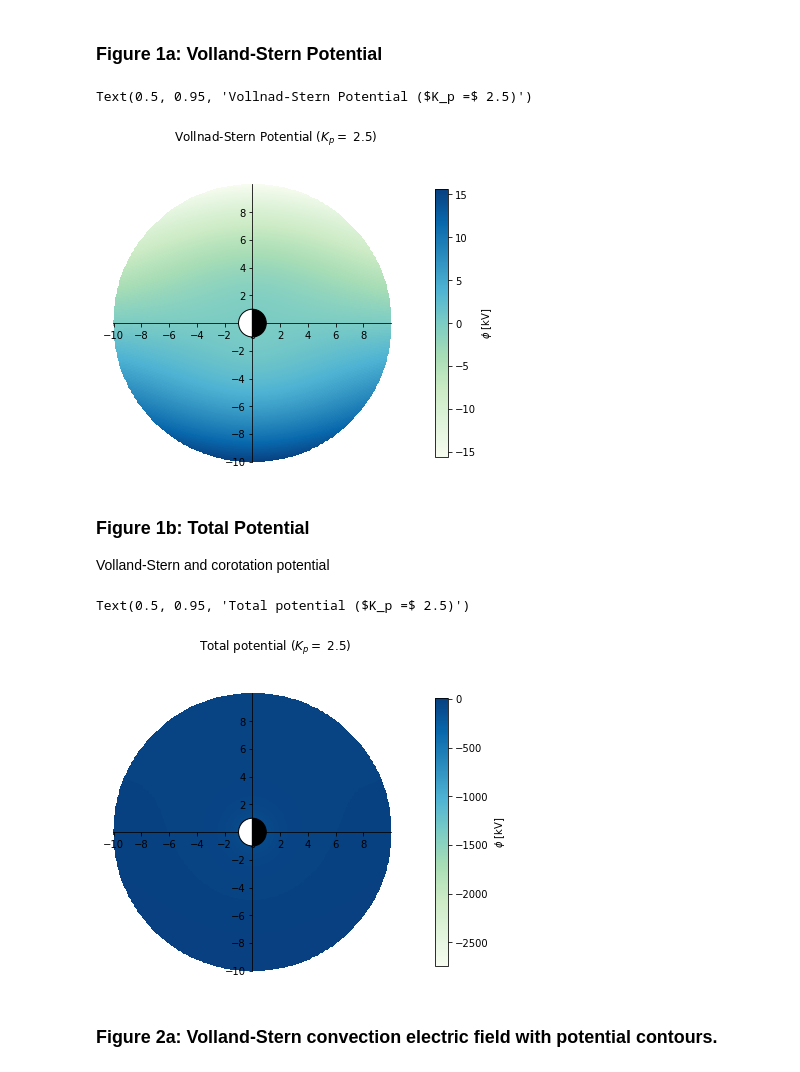
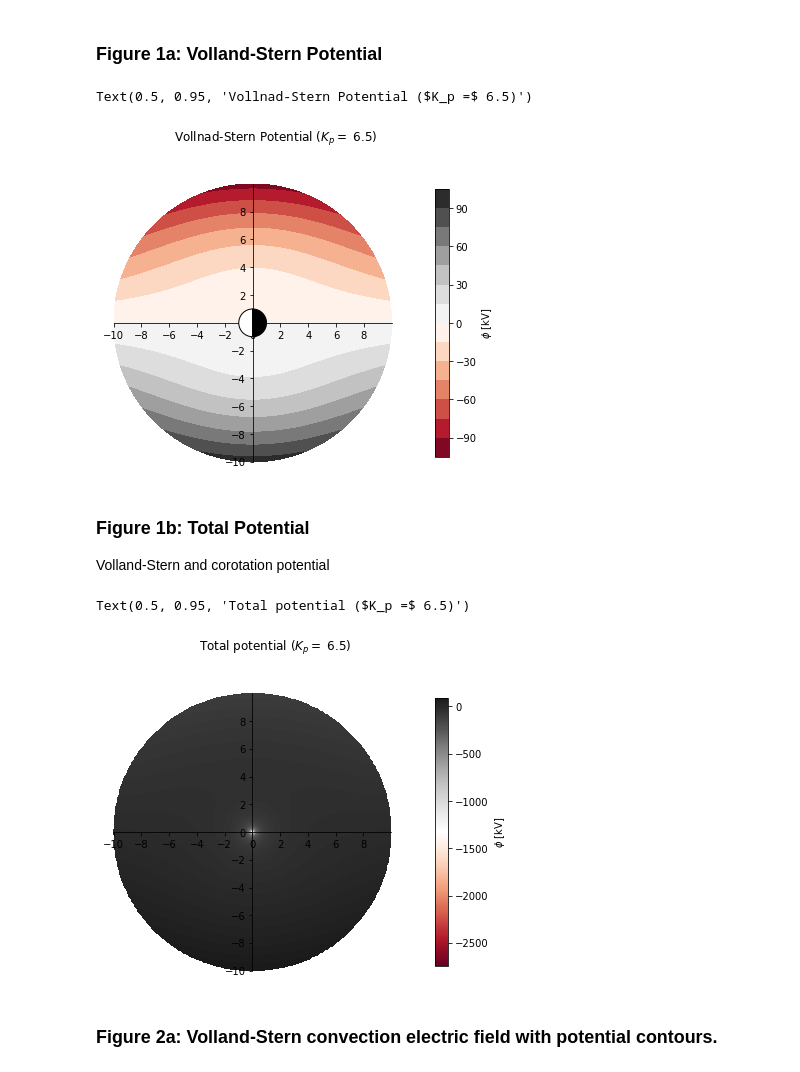
Before and after one commit to argallmr/imef, a Jupyter notebook: particle-tracing/electric-field/Volland-Stern.ipynb, the cells around one changed output. Saved outputs shown, nothing was run; the diff lists cells and outputs as text; code cells hidden in the pictures.

Commit message:
Fixed divide by zero error, plot handeling

```diff
--- a/particle-tracing/electric-field/Volland-Stern.ipynb
+++ b/particle-tracing/electric-field/Volland-Stern.ipynb
@@ -55,7 +55,7 @@ Calculate grid of potential and electric field values.
 '''
 constants
 '''
-kp      = 2.5       # kp index
+kp      = 6.5       # kp index
 gs      = 2.0       # shielding constant
 RE      = 6371000   # radius of earth [m]
 lmax    = 10        # max L-shell level (L) to be calculated
@@ -208,37 +214,37 @@ rscale = r/RE
 
 def sph_to_crt(r, phi):
     x = r * np.cos(phi)
     y = r * np.sin(phi)
     return(x, y)
 
 x, y = sph_to_crt(rscale,phi)
 
 fig, axes = plt.subplots(nrows=1, ncols=1, squeeze=False, figsize=(6,6))
 ax1 = axes[0, 0]
 
 # plot convection potential
-eplot = ax1.pcolormesh(x, y, umap_new, cmap=pcolor, shading='nearest')
-fig.colorbar(eplot, ax=ax1, pad=0.13, fraction=0.04, label="$\phi$ [kV]")
+uplot = ax1.contourf(x, y, umap_new, levels = 12, cmap='RdGy')
+fig.colorbar(uplot, ax=ax1, pad=0.13, fraction=0.04, label="$\phi$ [kV]")
 
 # axis adjustment
 ax1.set_aspect('equal')
 
 # set center axis
 center_axis(ax1)
 
 # tick frequency
 ticks = np.arange(-lmax,lmax,2)
 plt.xticks(ticks)
 plt.yticks(ticks)
 
 # draw earth
 draw_earth(ax1,1, zorder=10)
 
 # set title
 fig.suptitle(f"Vollnad-Stern Potential ($K_p =$ {kp})", y = 0.95)
 # %% [output]
-Text(0.5, 0.95, 'Vollnad-Stern Potential ($K_p =$ 2.5)')
+Text(0.5, 0.95, 'Vollnad-Stern Potential ($K_p =$ 6.5)')
-[figure, old version]
+[figure, new version]
 # %% [markdown]
 ### Figure 1b: Total Potential
 Volland-Stern and corotation potential
@@ -260,8 +266,8 @@ fig, axes = plt.subplots(nrows=1, ncols=1, squeeze=False, figsize=(6,6))
 ax1 = axes[0, 0]
 
 # plot convection potential
-eplot = ax1.pcolormesh(x, y, utot_new, cmap=pcolor, shading='nearest')
-fig.colorbar(eplot, ax=ax1, pad=0.13, fraction=0.04, label="$\phi$ [kV]")
+uplot = ax1.pcolormesh(x, y, utot_new, cmap='RdGy', shading='nearest')
+fig.colorbar(uplot, ax=ax1, pad=0.13, fraction=0.04, label="$\phi$ [kV]")
 
 # axis adjustment
 ax1.set_aspect('equal')
@@ -275,13 +281,13 @@ plt.xticks(ticks)
 plt.yticks(ticks)
 
 # draw earth
-draw_earth(ax1,1, zorder=10)
+# draw_earth(ax1,1, zorder=10)
 
 # set title
 fig.suptitle(f"Total potential ($K_p =$ {kp})", y = 0.95)
 # %% [output]
-Text(0.5, 0.95, 'Total potential ($K_p =$ 2.5)')
+Text(0.5, 0.95, 'Total potential ($K_p =$ 6.5)')
-[figure, old version]
+[figure, new version]
 # %% [markdown]
 ### Figure 2a: Volland-Stern convection electric field with potential contours.
 # %%
```
Also changed, not shown: parts of 5 cells of this notebook, 1 other file.
